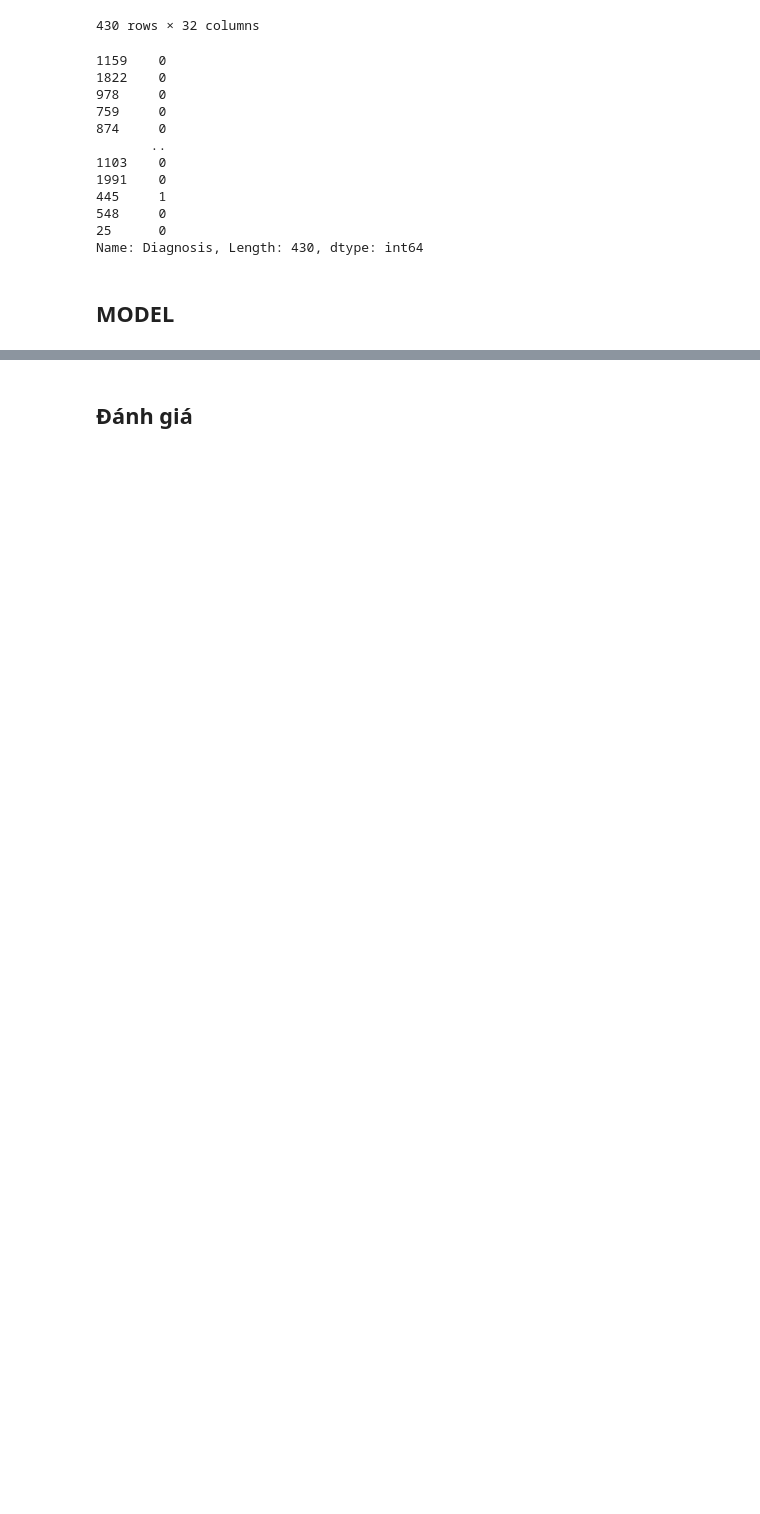
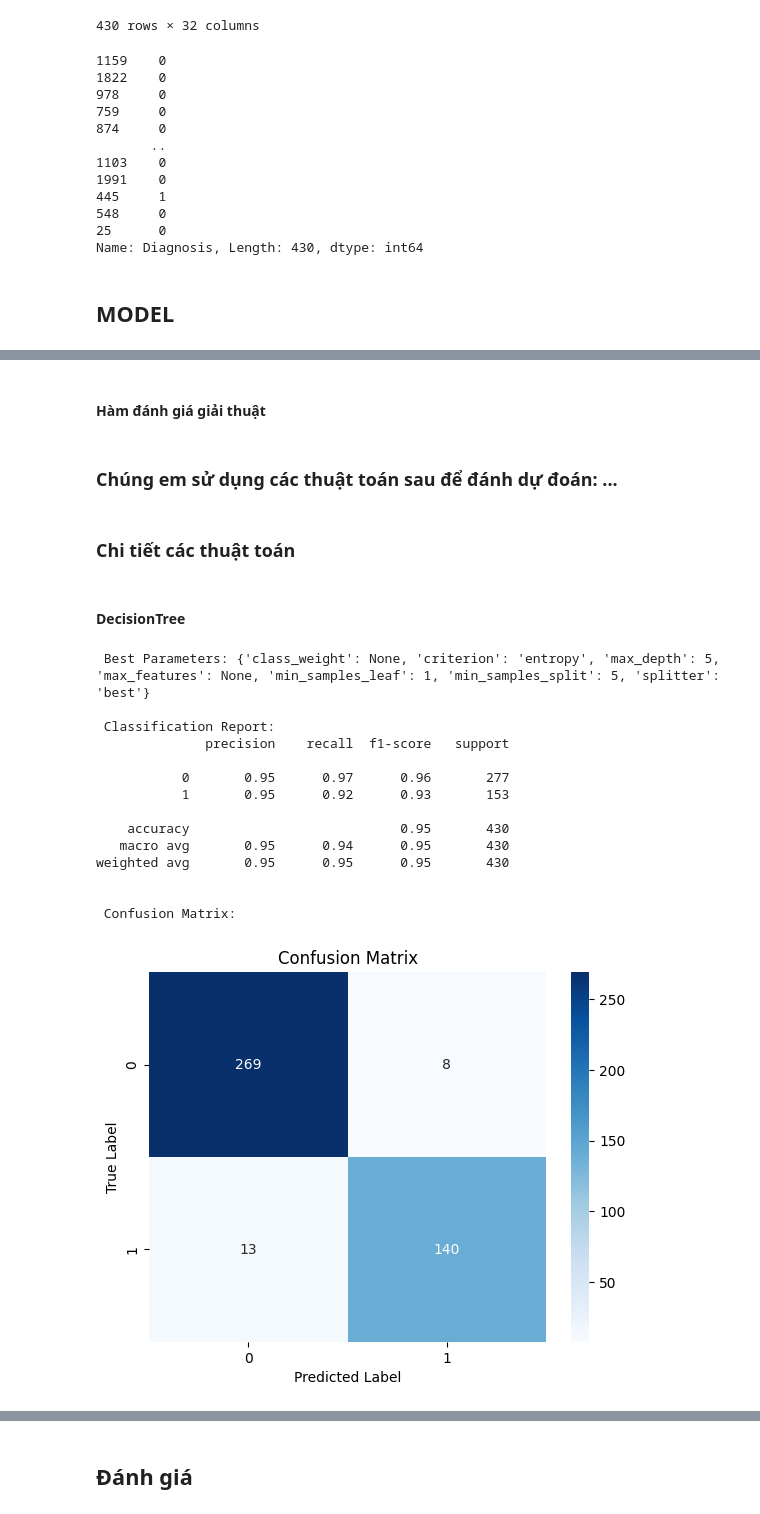
Before and after one commit to Ngoc-Quy-az1/Alzheimer-s-diagnosis, a Jupyter notebook: alzheimer-diagnosis.ipynb, the cells around one changed output, grey strips where cells are left out. Drawn from its saved outputs; the diff is of its cells as text; code cells hidden in the pictures; blank space fills up the shorter version.

Commit message:
Kaggle Notebook | Alzheimer-diagnosis | update param grid in model

```diff
--- a/alzheimer-diagnosis.ipynb
+++ b/alzheimer-diagnosis.ipynb
@@ -191,0 +217,62 @@ Name: Diagnosis, Length: 430, dtype: int64
+# %% [markdown]
+#### Hàm đánh giá giải thuật
+# %%
+def evaluate_model(grid):
+    best_model = grid.best_estimator_
+    print(" Best Parameters:", grid.best_params_)
+
+    y_pred = best_model.predict(x_test)
+
+    print("\n Classification Report:")
+    print(classification_report(y_test, y_pred))
+
+    print("\n Confusion Matrix:")
+    cm = confusion_matrix(y_test, y_pred)
+    sns.heatmap(cm, annot=True, fmt='d', cmap='Blues')
+    plt.xlabel('Predicted Label')
+    plt.ylabel('True Label')
+    plt.title('Confusion Matrix')
+    plt.show()
+# %% [markdown]
+### Chúng em sử dụng các thuật toán sau để đánh dự đoán: ...
+# %% [markdown]
+### Chi tiết các thuật toán
+# %% [markdown]
+#### DecisionTree
+# %%
+dt_model = DecisionTreeClassifier(random_state=42)
+
+param_grid = {
+    'criterion': ['entropy'],
+    'splitter': ['best', 'random'],
+    'max_depth': [None, 5, 10, 15, 20, 30],
+    'min_samples_split': [2, 5, 10],
+    'min_samples_leaf': [1, 2, 4],
+    'max_features': [None, 'sqrt', 'log2'],
+    'class_weight': [None, 'balanced']
+}
+
+
+dt_grid = GridSearchCV(estimator=dt_model, param_grid=param_grid, cv=5, scoring='accuracy', n_jobs=-1)
+
+dt_grid.fit(x_train, y_train)
+
+best_model = dt_grid.best_estimator_
+
+evaluate_model(dt_grid)
+# %% [output]
+ Best Parameters: {'class_weight': None, 'criterion': 'entropy', 'max_depth': 5, 'max_features': None, 'min_samples_leaf': 1, 'min_samples_split': 5, 'splitter': 'best'}
+
+ Classification Report:
+              precision    recall  f1-score   support
+
+           0       0.95      0.97      0.96       277
+           1       0.95      0.92      0.93       153
+
+    accuracy                           0.95       430
+   macro avg       0.95      0.94      0.95       430
+weighted avg       0.95      0.95      0.95       430
+
+
+ Confusion Matrix:
+[figure, added]
```
Also changed, not shown: parts of 8 cells of this notebook.
